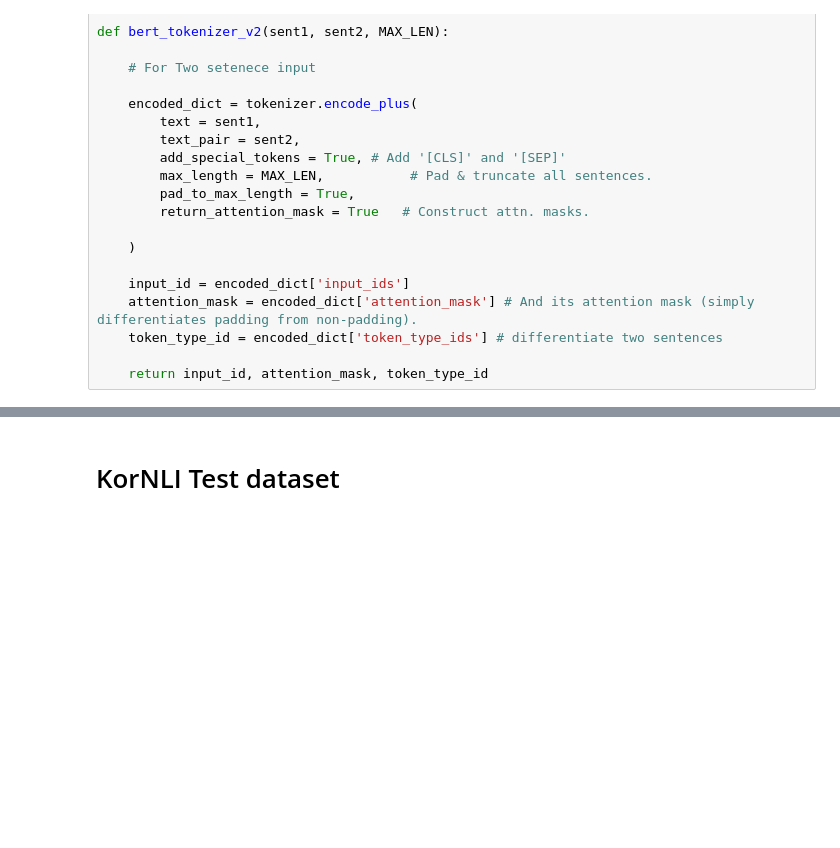
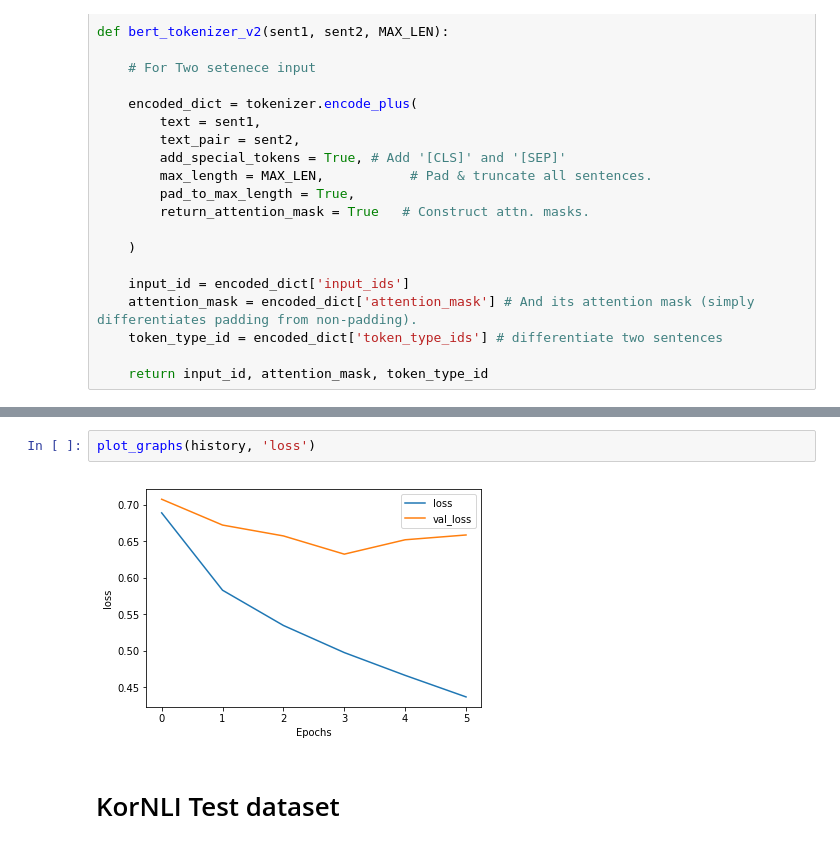
Before and after one commit to NLP-kr/tensorflow-ml-nlp-tf2, a Jupyter notebook: 7.PRETRAIN_METHOD/7.2.bert_finetune-KOR.ipynb, the cells around one changed output, grey strips where cells are left out. Cells and saved outputs as stored; diff of their text form; blank space fills up the shorter version.

```diff
--- a/7.PRETRAIN_METHOD/7.2.bert_finetune-KOR.ipynb
+++ b/7.PRETRAIN_METHOD/7.2.bert_finetune-KOR.ipynb
@@ -460,3 +525,7 @@ Epoch 00003: val_accuracy did not improve from 0.40000
+# %%
+plot_graphs(history, 'loss')
+# %% [output]
+[figure, added]
 # %% [markdown]
 # KorNLI Test dataset
 # %%
```
Also changed, not shown: parts of 36 cells of this notebook, 2 other files.
